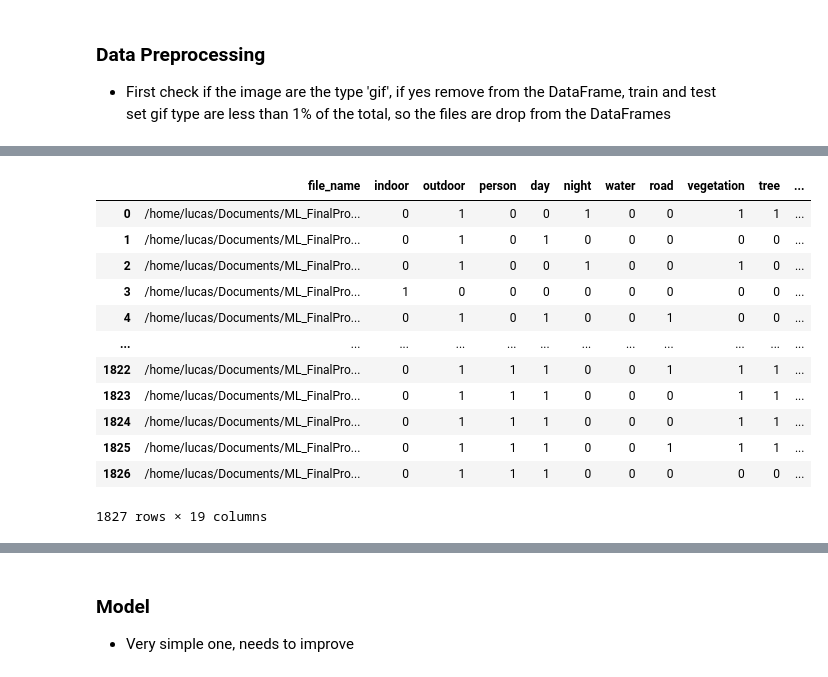
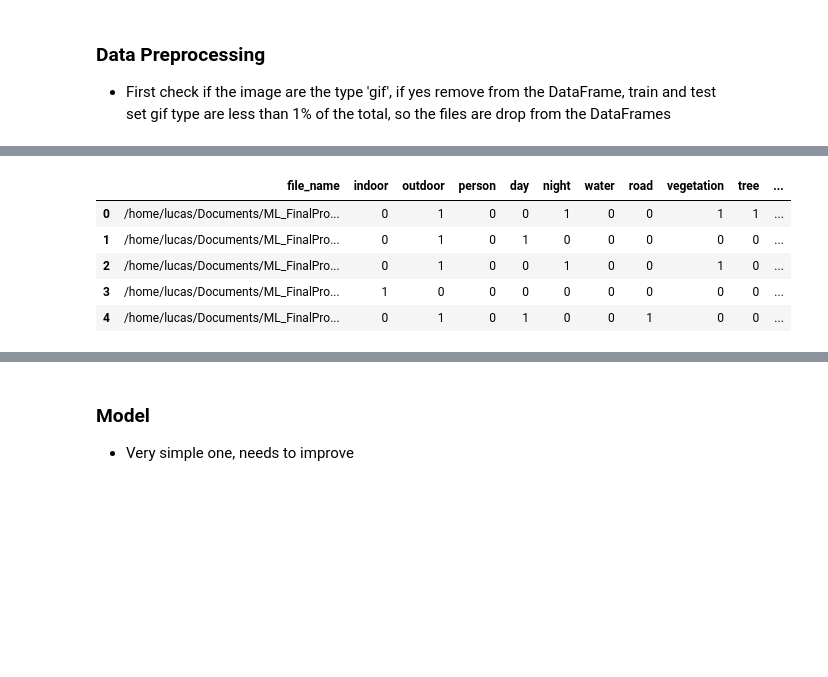
Before and after one commit to lsromao/MachineLearningProject, a Jupyter notebook: ML Final Project.ipynb, the cells around one changed output, grey strips where cells are left out. Cells and saved outputs as stored; diff of their text form; code cells hidden in the pictures; blank space fills up the shorter version.

```diff
--- a/ML Final Project.ipynb
+++ b/ML Final Project.ipynb
@@ -80,22 +72,16 @@ test_df
 # %%
-train_df = pd.read_csv('train/train.anno.txt', sep=" ", names=test_labes)
+train_df = pd.read_csv('train/train.anno.txt', sep=" ", names=labels)
 train_df['file_name'] = train_df['file_name'].apply(lambda x: os.path.join(train_pics_dir, x))
-train_df['classes'] = add_labels_dataframe(train_df)
-train_df
+#train_df['classes'] = add_labels_dataframe(train_df)
+train_df['classes'] = train_df.loc[:, (train_df.columns != 'file_name')].values.tolist()
+train_df.head()
 # %% [output]
 |  | file_name | indoor | outdoor | person | day | night | water | road | vegetation | tree | ... |
 | 0 | /home/lucas/Documents/ML_FinalPro... | 0 | 1 | 0 | 0 | 1 | 0 | 0 | 1 | 1 | ... |
 | 1 | /home/lucas/Documents/ML_FinalPro... | 0 | 1 | 0 | 1 | 0 | 0 | 0 | 0 | 0 | ... |
 | 2 | /home/lucas/Documents/ML_FinalPro... | 0 | 1 | 0 | 0 | 1 | 0 | 0 | 1 | 0 | ... |
 | 3 | /home/lucas/Documents/ML_FinalPro... | 1 | 0 | 0 | 0 | 0 | 0 | 0 | 0 | 0 | ... |
 | 4 | /home/lucas/Documents/ML_FinalPro... | 0 | 1 | 0 | 1 | 0 | 0 | 1 | 0 | 0 | ... |
-| ... | ... | ... | ... | ... | ... | ... | ... | ... | ... | ... | ... |
-| 1822 | /home/lucas/Documents/ML_FinalPro... | 0 | 1 | 1 | 1 | 0 | 0 | 1 | 1 | 1 | ... |
-| 1823 | /home/lucas/Documents/ML_FinalPro... | 0 | 1 | 1 | 1 | 0 | 0 | 0 | 1 | 1 | ... |
-| 1824 | /home/lucas/Documents/ML_FinalPro... | 0 | 1 | 1 | 1 | 0 | 0 | 0 | 1 | 1 | ... |
-| 1825 | /home/lucas/Documents/ML_FinalPro... | 0 | 1 | 1 | 1 | 0 | 0 | 1 | 1 | 1 | ... |
-| 1826 | /home/lucas/Documents/ML_FinalPro... | 0 | 1 | 1 | 1 | 0 | 0 | 0 | 0 | 0 | ... |
-1827 rows × 19 columns
 # %%
 train_df = filter_images(train_df)
 test_df = filter_images(test_df)
```
Also changed, not shown: parts of 33 cells of this notebook.
